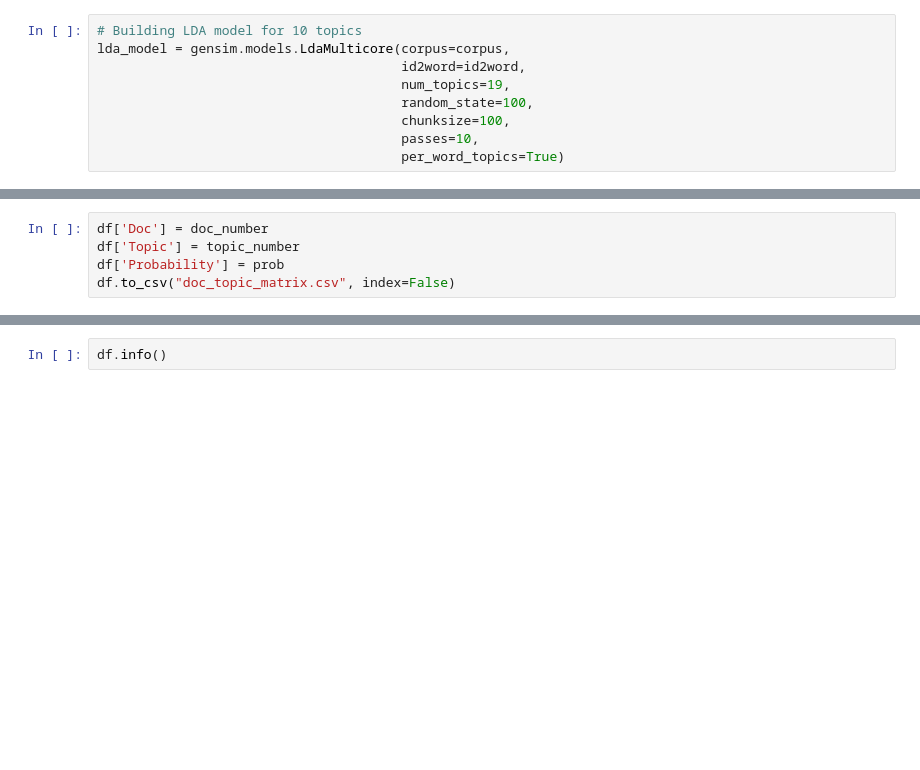
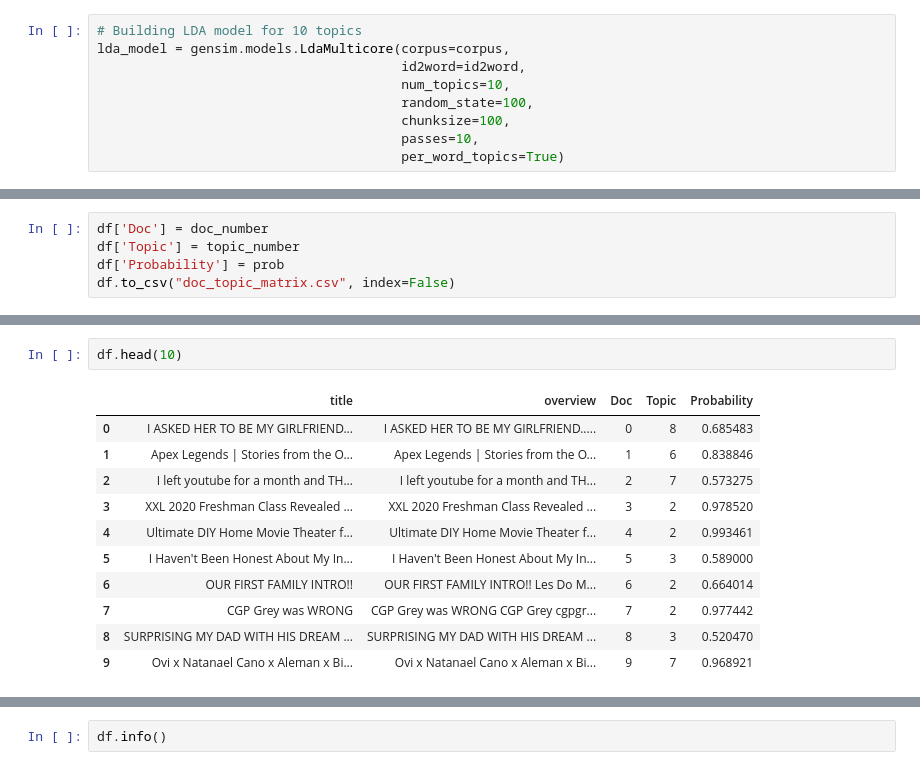
Before and after one commit to Hyeok000/OSSW_Project, a Jupyter notebook: Project.ipynb, the cells around one changed output, grey strips where cells are left out. Saved outputs shown, nothing was run; the diff lists cells and outputs as text; blank space fills up the shorter version.

```diff
--- a/Project.ipynb
+++ b/Project.ipynb
@@ -296,7 +306,7 @@ corpus = [id2word.doc2bow(text) for text in texts]
 # Building LDA model for 10 topics
 lda_model = gensim.models.LdaMulticore(corpus=corpus,
                                        id2word=id2word,
-                                       num_topics=19,
+                                       num_topics=10,
                                        random_state=100,
                                        chunksize=100,
                                        passes=10,
@@ -355,0 +376,14 @@ df.to_csv("doc_topic_matrix.csv", index=False)
+# %%
+df.head(10)
+# %% [output]
+|  | title | overview | Doc | Topic | Probability |
+| 0 | I ASKED HER TO BE MY GIRLFRIEND... | I ASKED HER TO BE MY GIRLFRIEND..... | 0 | 8 | 0.685483 |
+| 1 | Apex Legends | Stories from the O... | Apex Legends | Stories from the O... | 1 | 6 | 0.838846 |
+| 2 | I left youtube for a month and TH... | I left youtube for a month and TH... | 2 | 7 | 0.573275 |
+| 3 | XXL 2020 Freshman Class Revealed ... | XXL 2020 Freshman Class Revealed ... | 3 | 2 | 0.978520 |
+| 4 | Ultimate DIY Home Movie Theater f... | Ultimate DIY Home Movie Theater f... | 4 | 2 | 0.993461 |
+| 5 | I Haven't Been Honest About My In... | I Haven't Been Honest About My In... | 5 | 3 | 0.589000 |
+| 6 | OUR FIRST FAMILY INTRO!! | OUR FIRST FAMILY INTRO!! Les Do M... | 6 | 2 | 0.664014 |
+| 7 | CGP Grey was WRONG | CGP Grey was WRONG CGP Grey cgpgr... | 7 | 2 | 0.977442 |
+| 8 | SURPRISING MY DAD WITH HIS DREAM ... | SURPRISING MY DAD WITH HIS DREAM ... | 8 | 3 | 0.520470 |
+| 9 | Ovi x Natanael Cano x Aleman x Bi... | Ovi x Natanael Cano x Aleman x Bi... | 9 | 7 | 0.968921 |
```
Also changed, not shown: parts of 9 cells of this notebook.
